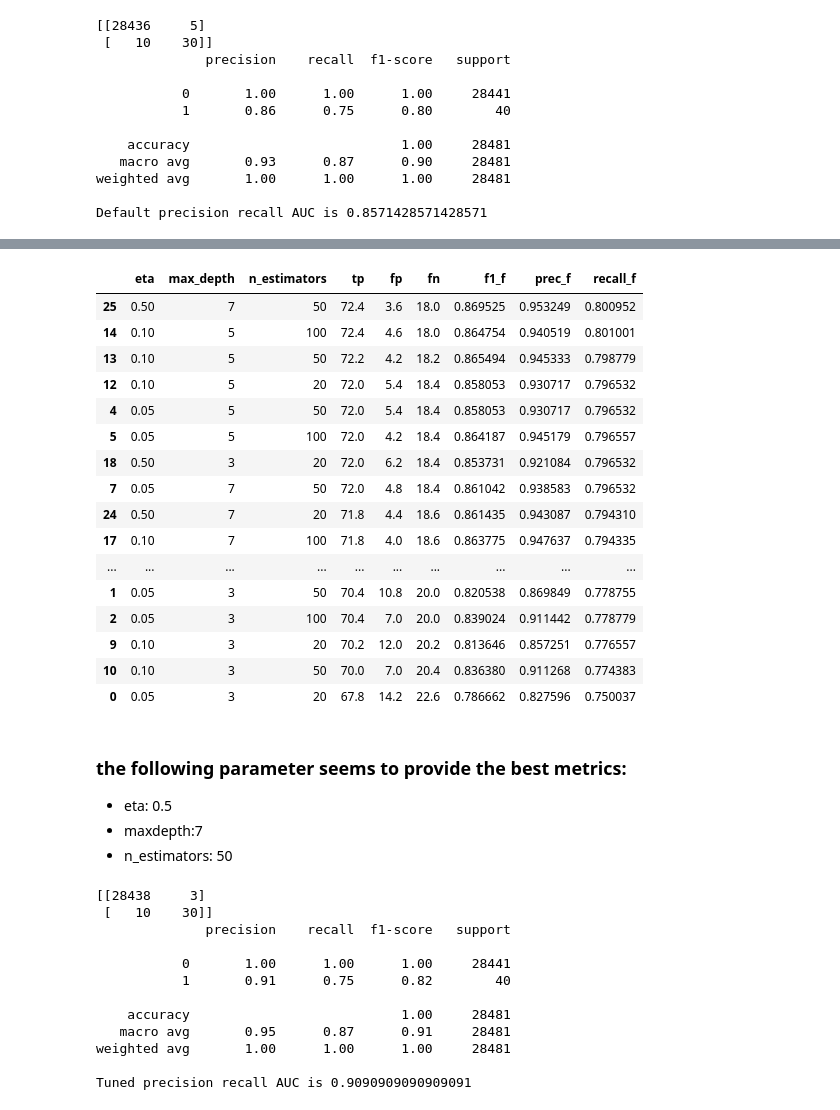
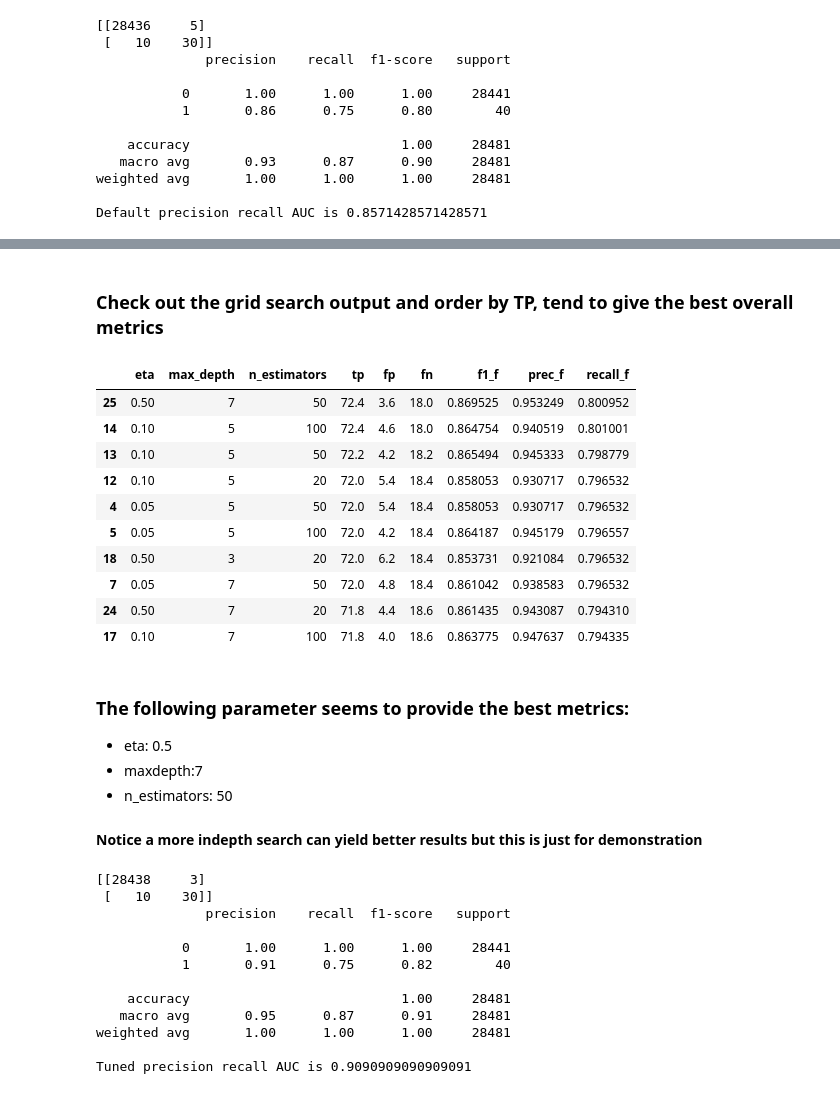
Before and after one commit to mzhou356/creditCardFraud, a Jupyter notebook: SupervisedLearning/notebooks/Xgboost_binary_classifier.ipynb, the cells around one changed output, grey strips where cells are left out. Cells and saved outputs as stored; diff of their text form; code cells hidden in the pictures.

```diff
--- a/SupervisedLearning/notebooks/Xgboost_binary_classifier.ipynb
+++ b/SupervisedLearning/notebooks/Xgboost_binary_classifier.ipynb
@@ -126,31 +148,28 @@ GridSearchCV(cv=5,
                       'recall_f': make_scorer(recall_f),
                       'tp': make_scorer(tp)},
              verbose=1)
+# %% [markdown]
+### Check out the grid search output and order by TP, tend to give the best overall metrics
 # %%
-CVResultsOutput(searchCV.cv_results_,custom_metrics.keys()).sort_values("tp",ascending=False)
+CVResultsOutput(searchCV.cv_results_,custom_metrics.keys()).sort_values("tp",ascending=False)[:10]
 # %% [output]
 |  | eta | max_depth | n_estimators | tp | fp | fn | f1_f | prec_f | recall_f |
 | 25 | 0.50 | 7 | 50 | 72.4 | 3.6 | 18.0 | 0.869525 | 0.953249 | 0.800952 |
 | 14 | 0.10 | 5 | 100 | 72.4 | 4.6 | 18.0 | 0.864754 | 0.940519 | 0.801001 |
 | 13 | 0.10 | 5 | 50 | 72.2 | 4.2 | 18.2 | 0.865494 | 0.945333 | 0.798779 |
 | 12 | 0.10 | 5 | 20 | 72.0 | 5.4 | 18.4 | 0.858053 | 0.930717 | 0.796532 |
 | 4 | 0.05 | 5 | 50 | 72.0 | 5.4 | 18.4 | 0.858053 | 0.930717 | 0.796532 |
 | 5 | 0.05 | 5 | 100 | 72.0 | 4.2 | 18.4 | 0.864187 | 0.945179 | 0.796557 |
 | 18 | 0.50 | 3 | 20 | 72.0 | 6.2 | 18.4 | 0.853731 | 0.921084 | 0.796532 |
 | 7 | 0.05 | 7 | 50 | 72.0 | 4.8 | 18.4 | 0.861042 | 0.938583 | 0.796532 |
 | 24 | 0.50 | 7 | 20 | 71.8 | 4.4 | 18.6 | 0.861435 | 0.943087 | 0.794310 |
 | 17 | 0.10 | 7 | 100 | 71.8 | 4.0 | 18.6 | 0.863775 | 0.947637 | 0.794335 |
-| ... | ... | ... | ... | ... | ... | ... | ... | ... | ... |
-| 1 | 0.05 | 3 | 50 | 70.4 | 10.8 | 20.0 | 0.820538 | 0.869849 | 0.778755 |
-| 2 | 0.05 | 3 | 100 | 70.4 | 7.0 | 20.0 | 0.839024 | 0.911442 | 0.778779 |
-| 9 | 0.10 | 3 | 20 | 70.2 | 12.0 | 20.2 | 0.813646 | 0.857251 | 0.776557 |
-| 10 | 0.10 | 3 | 50 | 70.0 | 7.0 | 20.4 | 0.836380 | 0.911268 | 0.774383 |
-| 0 | 0.05 | 3 | 20 | 67.8 | 14.2 | 22.6 | 0.786662 | 0.827596 | 0.750037 |
 # %% [markdown]
-### the following parameter seems to provide the best metrics:
+### The following parameter seems to provide the best metrics:
   * eta: 0.5
   * maxdepth:7
   * n_estimators: 50
+#### Notice a more indepth search can yield better results but this is just for demonstration
 # %%
 best_model = XGBClassifier(n_estimators=50, eta = 0.5, max_depth=7).fit(train_X,train_y)
 # %%
```
Also changed, not shown: parts of 57 cells of this notebook.
